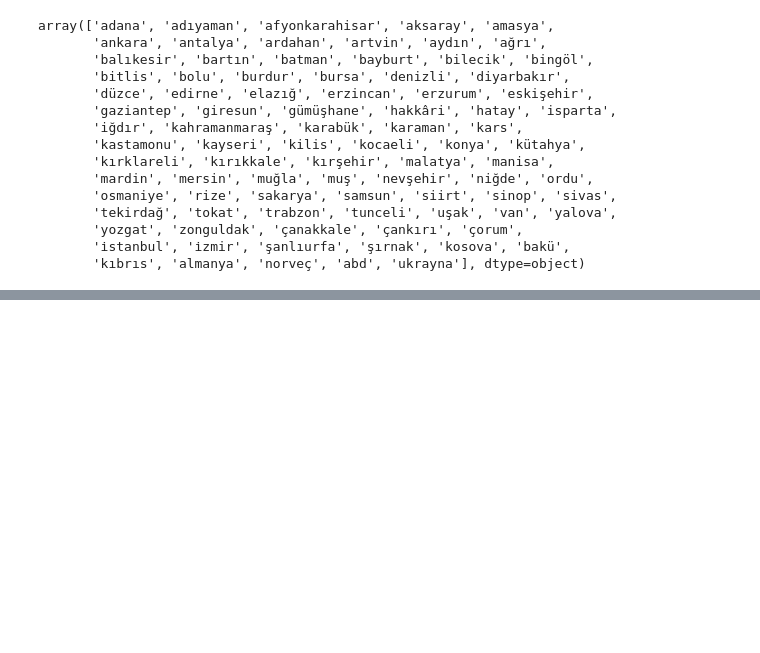
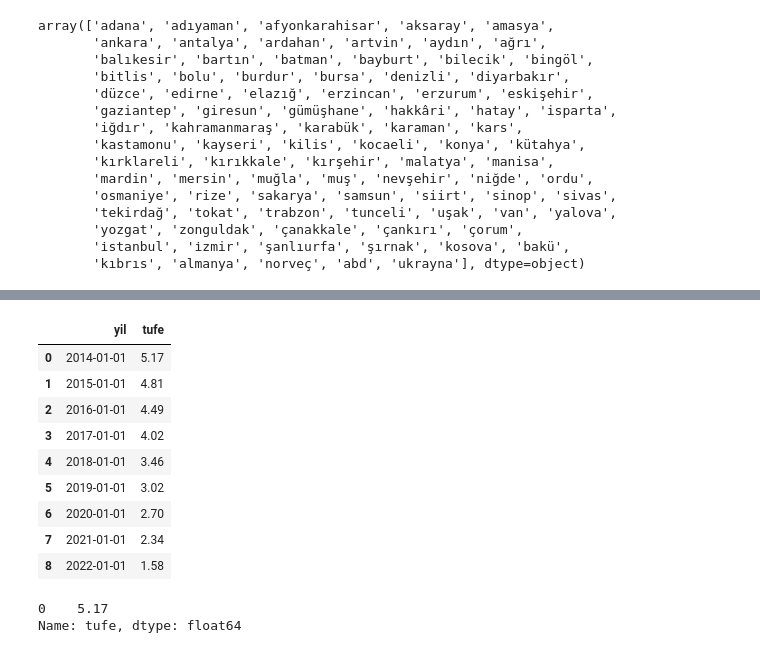
Before and after one commit to DALLI-KAKTUS/btk-datathon-2024, a Jupyter notebook: nanatolia_btk_datahon.ipynb, the cells around one changed output, grey strips where cells are left out. Drawn from its saved outputs; the diff is of its cells as text; code cells hidden in the pictures; blank space fills up the shorter version.

```diff
--- a/nanatolia_btk_datahon.ipynb
+++ b/nanatolia_btk_datahon.ipynb
@@ -694 +722,27 @@ df_deneme.drop(df_deneme.loc[
                                 , 'Baska Kurumdan Aldigi Burs Miktari'].index, inplace=True)
+# %%
+#TÜFE değrlerine göre 2023 baz alınarak tahmini enflasyon
+tufe=pd.DataFrame(
+    {
+        'yil': [2014,2015,2016,2017,2018,2019,2020,2021,2022],
+        'tufe': [5.17,4.81,4.49,4.02,3.46,3.02,2.70,2.34,1.58]
+    }
+)
+tufe['yil'] = pd.to_datetime(tufe['yil'], format='%Y')
+tufe
+# %% [output]
+|  | yil | tufe |
+| 0 | 2014-01-01 | 5.17 |
+| 1 | 2015-01-01 | 4.81 |
+| 2 | 2016-01-01 | 4.49 |
+| 3 | 2017-01-01 | 4.02 |
+| 4 | 2018-01-01 | 3.46 |
+| 5 | 2019-01-01 | 3.02 |
+| 6 | 2020-01-01 | 2.70 |
+| 7 | 2021-01-01 | 2.34 |
+| 8 | 2022-01-01 | 1.58 |
+# %%
+tufe.loc[tufe.yil.dt.year == 2014,'tufe']
+# %% [output]
+0    5.17
+Name: tufe, dtype: float64
```
Also changed, not shown: parts of 16 cells of this notebook, 1 other file.
